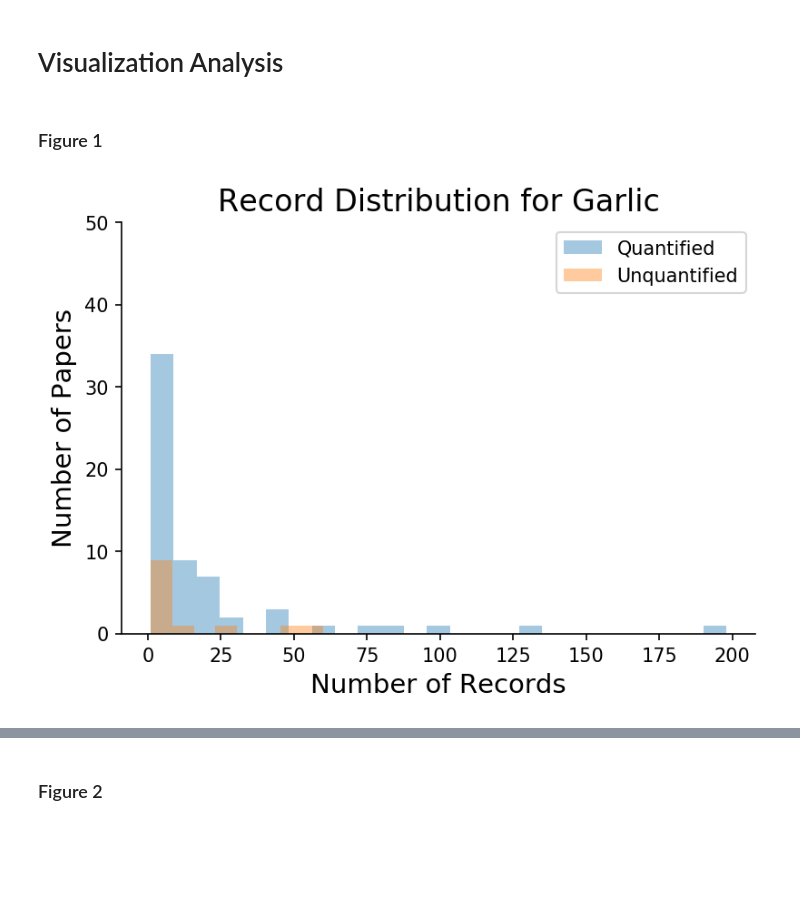
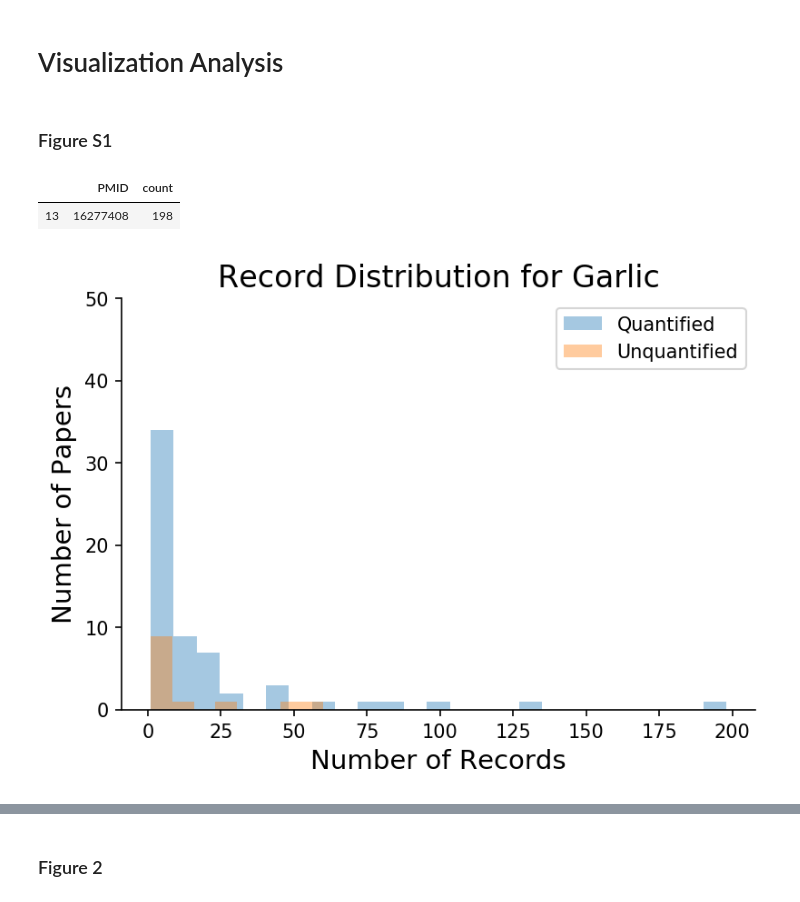
Before and after one commit to fhooton/FoodMine, a Jupyter notebook: Data_Statistics.ipynb, the cells around one changed output, grey strips where cells are left out. Saved outputs shown, nothing was run; the diff lists cells and outputs as text; code cells hidden in the pictures; blank space fills up the shorter version.

```diff
--- a/Data_Statistics.ipynb
+++ b/Data_Statistics.ipynb
@@ -449,27 +436,31 @@ quant_food_mine.to_pickle(f'misc_save/{food}_quant_fm.pkl')
 # %% [markdown]
 # Visualization Analysis
 # %% [markdown]
-### Figure 1
+### Figure S1
 # %%
 _, ax = plt.subplots(figsize=(6, 4))
 
 # Distrubtion of chemical measurements per paper (number of records)
-quant_viz = pd.DataFrame(food_data_q.groupby('PMID').count())
-unquant_viz = pd.DataFrame(food_data_dnq.groupby('PMID').count())
+quant_viz = food_data_q.groupby('PMID').agg({'chemical' : 'count'}).reset_index().rename(columns={'chemical' : 'count'})
+unquant_viz = food_data_dnq.groupby('PMID').agg({'chemical' : 'count'}).reset_index().rename(columns={'chemical' : 'count'})
 
 yupperbound = 50
 
-g1 = sns.distplot(quant_viz.chemical, kde=False, label='Quantified')
-g2 = sns.distplot(unquant_viz.chemical, kde=False, label='Unquantified')
+display(quant_viz[quant_viz['count'] == max(quant_viz['count'])])
+
+g1 = sns.distplot(quant_viz['count'], kde=False, label='Quantified')
+g2 = sns.distplot(unquant_viz['count'], kde=False, label='Unquantified')
 g1.set_ylim(top = yupperbound)
 g1.set_xlabel('Number of Records', fontsize=14)
 g1.set_ylabel('Number of Papers', fontsize=14)
 
 g1.set_title(f'Record Distribution for {food.capitalize()}', fontsize=16)
 
 g1.legend()
 clean_plot()
 # %% [output]
+|  | PMID | count |
+| 13 | 16277408 | 198 |
 [figure]
 # %%
 # Distrubtion of chemical measurements per paper (number of records)
```
Also changed, not shown: parts of 21 cells of this notebook.
